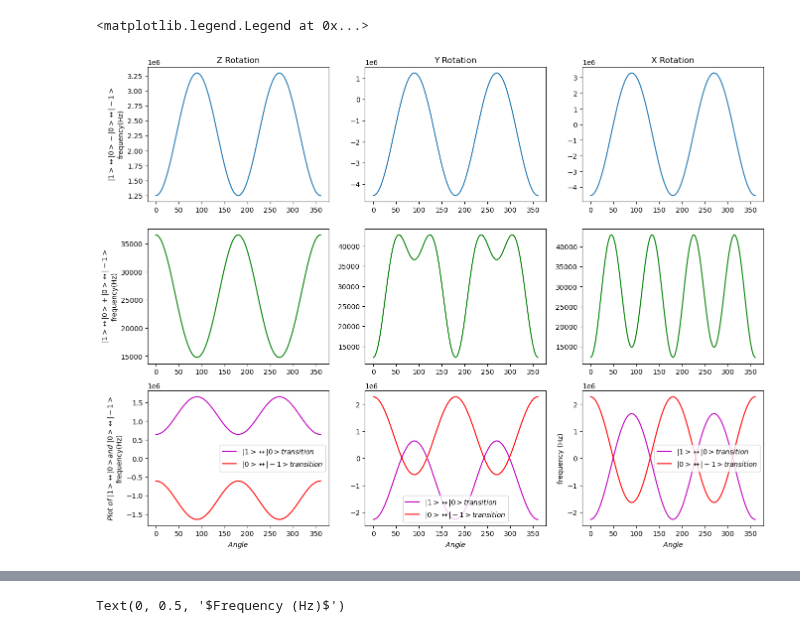
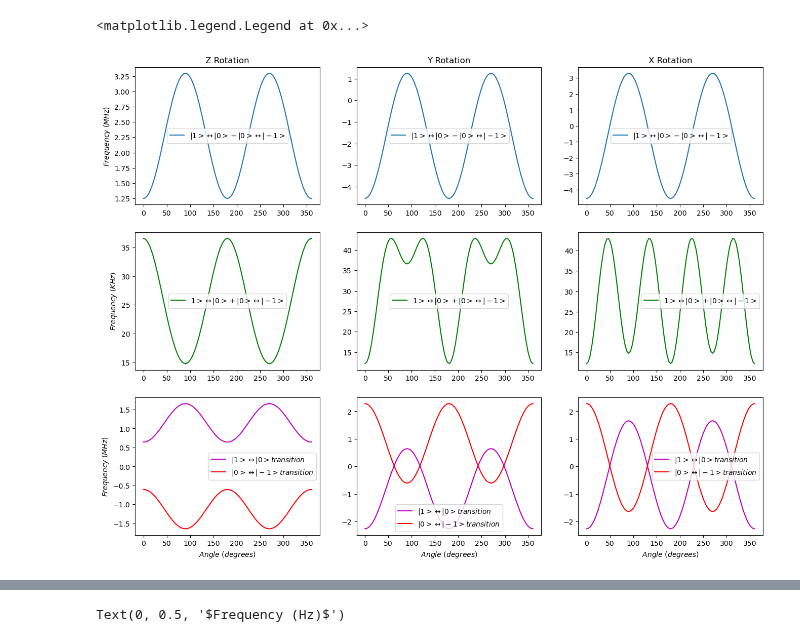
Before and after one commit to AstrobioShiva/Script_project, a Jupyter notebook: Python/Plotting/freq_fit.ipynb, the cells around one changed output, grey strips where cells are left out. Cells and saved outputs as stored; diff of their text form; code cells hidden in the pictures.

```diff
--- a/Python/Plotting/freq_fit.ipynb
+++ b/Python/Plotting/freq_fit.ipynb
@@ -21,73 +21,79 @@ Welcome to JupyROOT 6.26/06
 fig, axes = plt.subplots(nrows=3, ncols=3,figsize=(16,12))
 
 # input from z rot file
-df= pd.read_csv('freq_z_rot.csv', header = 0)
+df1= pd.read_csv('freq_z_rot.csv', header = 0)
 
-x = df['angle']
-y_s = df['fre_sum']
-y_d = df['freq_diff']
-y_1D = df['freq_1D'] #freq of |1> -> |0>
-y_2D = df['freq_2D'] #freq of |0> -> |-1>
+x = df1['angle']
+y_sz = df1['fre_sum']/1E3
+y_dz = df1['freq_diff']/1E6
+y_1Dz = df1['freq_1D']/1E6 #freq of |1> -> |0>
+y_2Dz = df1['freq_2D']/1E6 #freq of |0> -> |-1>
 
-axes[0,0].plot(x,y_d, '-')
+axes[0,0].plot(x,y_dz, '-', label = r'$|1>\leftrightarrow|0> - |0>\leftrightarrow|-1>$')
 axes[0,0].set_title('Z Rotation')
-axes[0,0].set_ylabel(r'$|1>\leftrightarrow|0> - |0>\leftrightarrow|-1>$' + '\n' + 'frequency(Hz)')
-plt.ylabel("frequency (Hz)")
+#axes[0,0].set_ylabel(r'$|1>\leftrightarrow|0> - |0>\leftrightarrow|-1>$' + '\n' + 'frequency(Hz)')
+axes[0,0].set_ylabel(r'$Frequency\ (MHz)$')
+axes[0,0].legend()
 
-axes[1,0].plot(x,y_s, '-g')
-axes[1,0].set_ylabel(r'$|1>\leftrightarrow|0> + |0>\leftrightarrow|-1>$' + '\n' + 'frequency(Hz)')
+axes[1,0].plot(x,y_sz, '-g', label = r'$1>\leftrightarrow|0> + |0>\leftrightarrow|-1>$')
+#axes[1,0].set_ylabel(r'$|1>\leftrightarrow|0> + |0>\leftrightarrow|-1>$' + '\n' + 'frequency(KHz)')
+axes[1,0].set_ylabel(r'$Frequency\ (KHz)$')
+axes[1,0].legend()
 
-axes[2,0].plot(x,y_1D, '-m', label = r'$|1>\leftrightarrow|0> transition$')
-axes[2,0].plot(x,y_2D, '-r',label = r'$|0>\leftrightarrow|-1> transition$')
-axes[2,0].set_ylabel(r'$Plot\ of\ |1>\leftrightarrow|0> and\ |0>\leftrightarrow|-1>$'+ '\n' + 'frequency(Hz)')
-axes[2,0].set_xlabel(r'$Angle$')
+axes[2,0].plot(x,y_1Dz, '-m', label = r'$|1>\leftrightarrow|0> transition$')
+axes[2,0].plot(x,y_2Dz, '-r',label = r'$|0>\leftrightarrow|-1> transition$')
+axes[2,0].set_ylabel(r'$Frequency\ (MHz)$')
+axes[2,0].set_xlabel(r'$Angle\ (degrees)$')
 axes[2,0].legend()
 
 # input from y rot file
-df= pd.read_csv('freq_y_rot.csv', header = 0)
+df2= pd.read_csv('freq_y_rot.csv', header = 0)
 
-x = df['angle']
-y_s = df['fre_sum']
-y_d = df['freq_diff']
-y_1D = df['freq_1D'] #freq of |1> -> |0>
-y_2D = df['freq_2D'] #freq of |0> -> |-1>
-axes[0,1].plot(x,y_d, '-')
+x = df2['angle']
+y_sy = df2['fre_sum']/1E3
+y_dy = df2['freq_diff']/1E6
+y_1Dy = df2['freq_1D']/1E6 #freq of |1> -> |0>
+y_2Dy = df2['freq_2D']/1E6 #freq of |0> -> |-1>
+axes[0,1].plot(x,y_dy, '-', label = r'$|1>\leftrightarrow|0> - |0>\leftrightarrow|-1>$')
 axes[0,1].set_title('Y Rotation')
+axes[0,1].legend()
+axes[1,1].plot(x,y_sy, '-g', label = r'$1>\leftrightarrow|0> + |0>\leftrightarrow|-1>$')
+axes[1,1].legend()
 
-axes[1,1].plot(x,y_s, '-g')
-
-axes[2,1].plot(x,y_1D, '-m', label = r'$|1>\leftrightarrow|0> transition$')
-axes[2,1].plot(x,y_2D, '-r',label = r'$|0>\leftrightarrow|-1> transition$')
-axes[2,1].set_xlabel(r'$Angle$')
+axes[2,1].plot(x,y_1Dy, '-m', label = r'$|1>\leftrightarrow|0> transition$')
+axes[2,1].plot(x,y_2Dy, '-r',label = r'$|0>\leftrightarrow|-1> transition$')
+axes[2,1].set_xlabel(r'$Angle\ (degrees)$')
 axes[2,1].legend()
 
 # input from x rot file
-df= pd.read_csv('freq_x_rot.csv', header = 0)
+df3= pd.read_csv('freq_x_rot.csv', header = 0)
 
-x = df['angle']
-y_s = df['fre_sum']
-y_d = df['freq_diff']
-y_1D = df['freq_1D'] #freq of |1> -> |0>
-y_2D = df['freq_2D'] #freq of |0> -> |-1>
-axes[0,2].plot(x,y_d, '-')
+x = df3['angle']
+y_sx = df3['fre_sum']/1E3
+y_dx = df3['freq_diff']/1E6
+y_1Dx = df3['freq_1D']/1E6 #freq of |1> -> |0>
+y_2Dx = df3['freq_2D']/1E6 #freq of |0> -> |-1>
+axes[0,2].plot(x,y_dx, '-', label = r'$|1>\leftrightarrow|0> - |0>\leftrightarrow|-1>$')
 axes[0,2].set_title('X Rotation')
+axes[0,2].legend()
 
-axes[1,2].plot(x,y_s, '-g')
+axes[1,2].plot(x,y_sx, '-g', label = r'$1>\leftrightarrow|0> + |0>\leftrightarrow|-1>$')
+axes[1,2].legend()
 
-axes[2,2].plot(x,y_1D, '-m', label = r'$|1>\leftrightarrow|0> transition$')
-axes[2,2].plot(x,y_2D, '-r',label = r'$|0>\leftrightarrow|-1> transition$')
-axes[2,2].set_xlabel(r'$Angle$')
+axes[2,2].plot(x,y_1Dx, '-m', label = r'$|1>\leftrightarrow|0> transition$')
+axes[2,2].plot(x,y_2Dx, '-r',label = r'$|0>\leftrightarrow|-1> transition$')
+axes[2,2].set_xlabel(r'$Angle\ (degrees)$')
 axes[2,2].legend()
 
 
 # plt.xlabel("Angle")
 # plt.ylabel("frequency (Hz)")
 # for ax in axes.flat:
 #     ax.set(xlabel='Angle')
 
 # Hide x labels and tick labels for top plots and y ticks for right plots.
 # for ax in axes.flat:
 #     ax.label_outer()
 # %% [output]
 <matplotlib.legend.Legend at 0x...>
-[figure, old version]
+[figure, new version]
```
Also changed, not shown: parts of 28 cells of this notebook, 17 other files.
